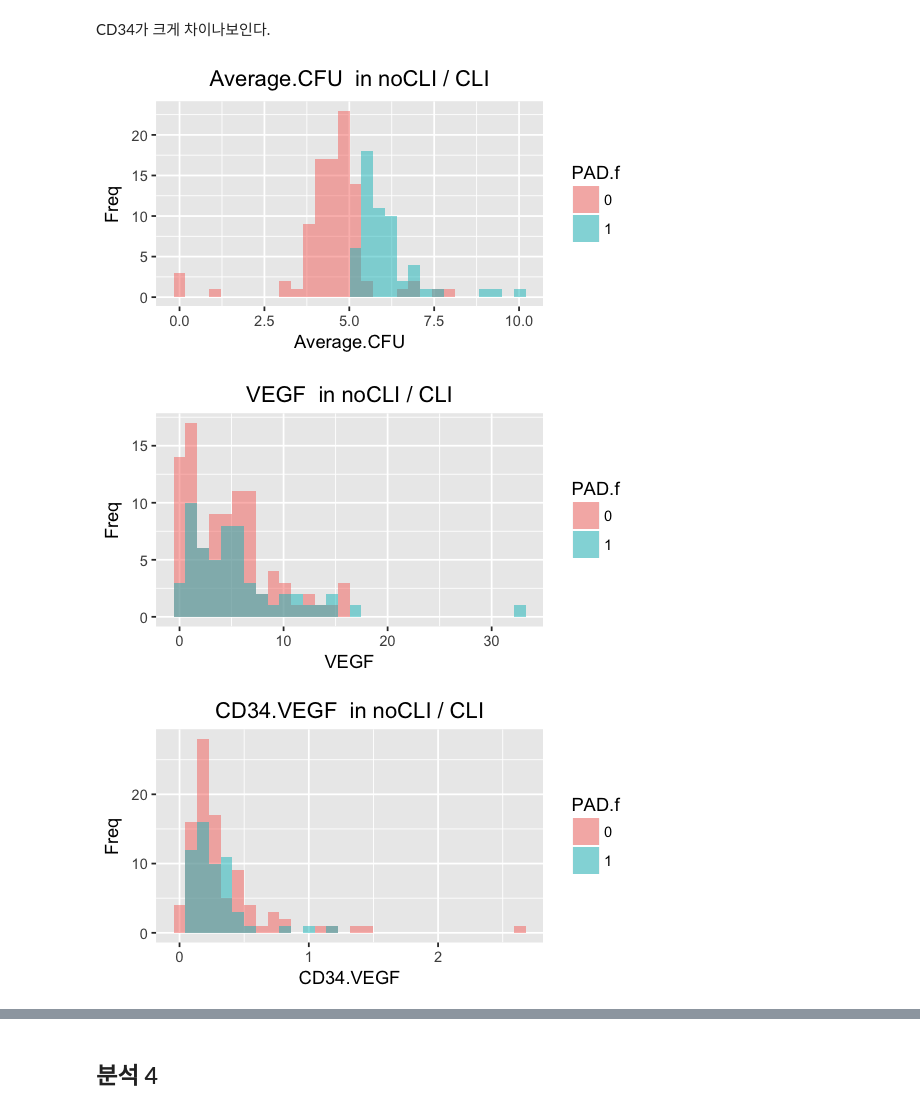
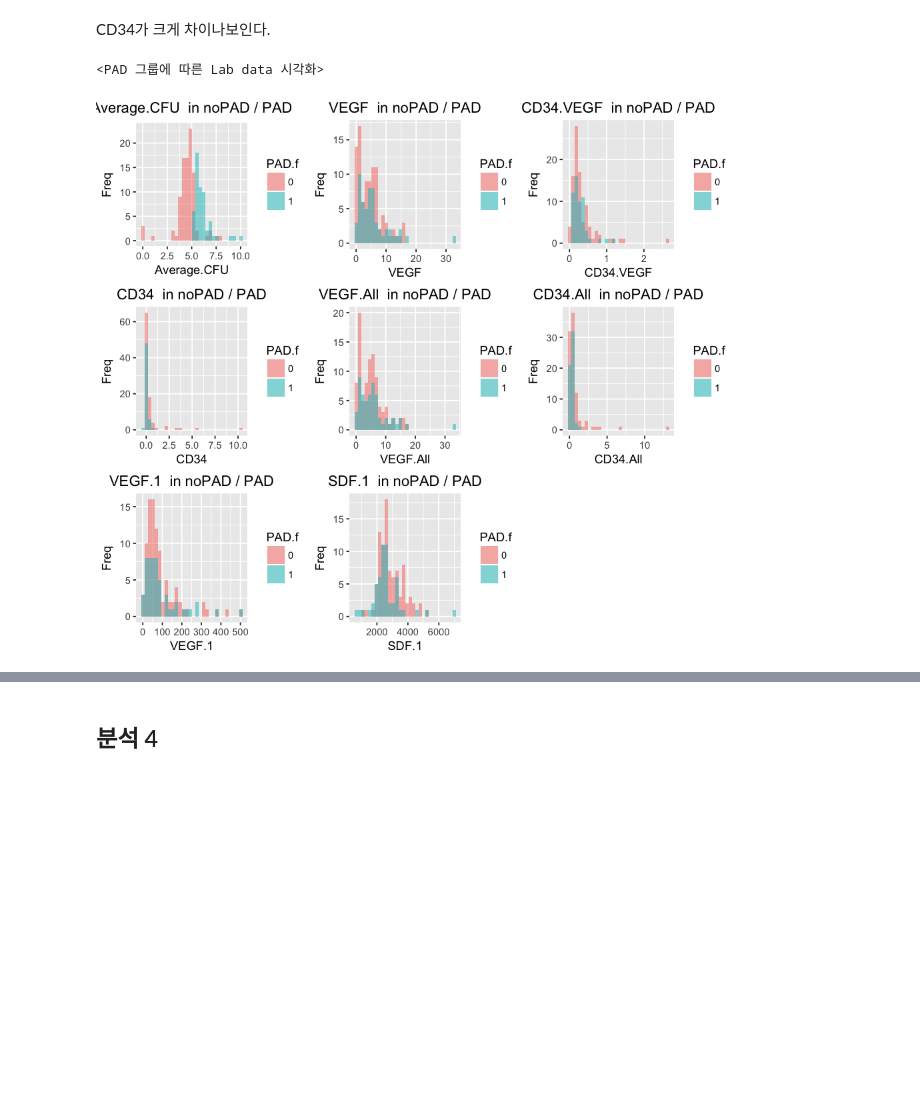
Before and after one commit to JungOhLee/CKDwithCLI, a Jupyter notebook: CKD_CLI,PDA.ipynb, the cells around one changed output, grey strips where cells are left out. Cells and saved outputs as stored; diff of their text form; code cells hidden in the pictures; blank space fills up the shorter version.

```diff
--- a/CKD_CLI,PDA.ipynb
+++ b/CKD_CLI,PDA.ipynb
@@ -281,0 +571,13 @@ for(key in c('Average.CFU', 'VEGF', 'CD34.VEGF', 'CD34', 'VEGF.All', 'CD34.All',
+# %%
+# 정규성 그래프
+
+par(mfrow = c(3, 3))
+
+for(key in c('Average.CFU', 'VEGF', 'CD34.VEGF', 'CD34', 'VEGF.All', 'CD34.All', 'VEGF.1', 'SDF.1')){
+    p <- data %>% ggplot(aes_string(sample = key)) + stat_qq(aes(color=factor(CLI)))
+
+    plots[[key]] <- p
+}
+options(repr.plot.width=8, repr.plot.height=7)
+cat("\n\n<CLI 그룹에 따른 Lab data 정규성 시각화>\n")
+grid.arrange(grobs=plots, ncol=3)
@@ -281,0 +645,7 @@ for(key in c('Average.CFU', 'VEGF', 'CD34.VEGF', 'CD34', 'VEGF.All', 'CD34.All',
+# %%
+# Wilcoxon rank sum test for lab data
+
+for(key in c('Average.CFU', 'VEGF', 'CD34.VEGF', 'CD34', 'VEGF.All', 'CD34.All', 'VEGF.1', 'SDF.1')){
+    test <- wilcox.test(data[key][,1], data["CLI"][,1])
+    cat("\n", key, "result :", "p-value =", test$p.value, '\n')
+}
@@ -281,0 +668,7 @@ for(key in c('Average.CFU', 'VEGF', 'CD34.VEGF', 'CD34', 'VEGF.All', 'CD34.All',
+# %%
+# log 값에 대한 분석
+
+for(key in c('Average.CFU', 'VEGF', 'CD34.VEGF', 'CD34', 'VEGF.All', 'CD34.All', 'VEGF.1', 'SDF.1')){
+    test <- wilcox.test(log(data[key][,1]), data["CLI"][,1])
+    cat("\n", key, "result :", "p-value =", test$p.value, '\n')
+}
@@ -303,20 +1385,24 @@ data %>%
 CD34가 크게 차이나보인다.
 # %%
 # 각각의 분포를 그려보기
+plots <- list()
 
 for(key in c('Average.CFU', 'VEGF', 'CD34.VEGF', 'CD34', 'VEGF.All', 'CD34.All', 'VEGF.1', 'SDF.1')){
 
     p<- data %>%
         mutate(PAD.f = as.factor(PAD)) %>%
         ggplot(aes_string(x=key, fill = "PAD.f")) +
         geom_histogram(alpha=0.5, position="identity",bins = 30, na.rm = T) +
-        ggtitle(paste(key, " in noCLI / CLI")) +
+        ggtitle(paste(key, " in noPAD / PAD")) +
         labs(x=key, y="Freq") +
         theme(plot.title = element_text(hjust = 0.5))
 
-    print(p)
+    plots[[key]] <- p
 }
+
+options(repr.plot.width=8, repr.plot.height=7)
+cat("\n\n<PAD 그룹에 따른 Lab data 시각화>\n")
+grid.arrange(grobs=plots, ncol=3)
 # %% [output]
+<PAD 그룹에 따른 Lab data 시각화>
-[figure, old version]
+[figure, new version]
-[figure, removed]
-[figure, removed]
```
Also changed, not shown: parts of 120 cells of this notebook.
